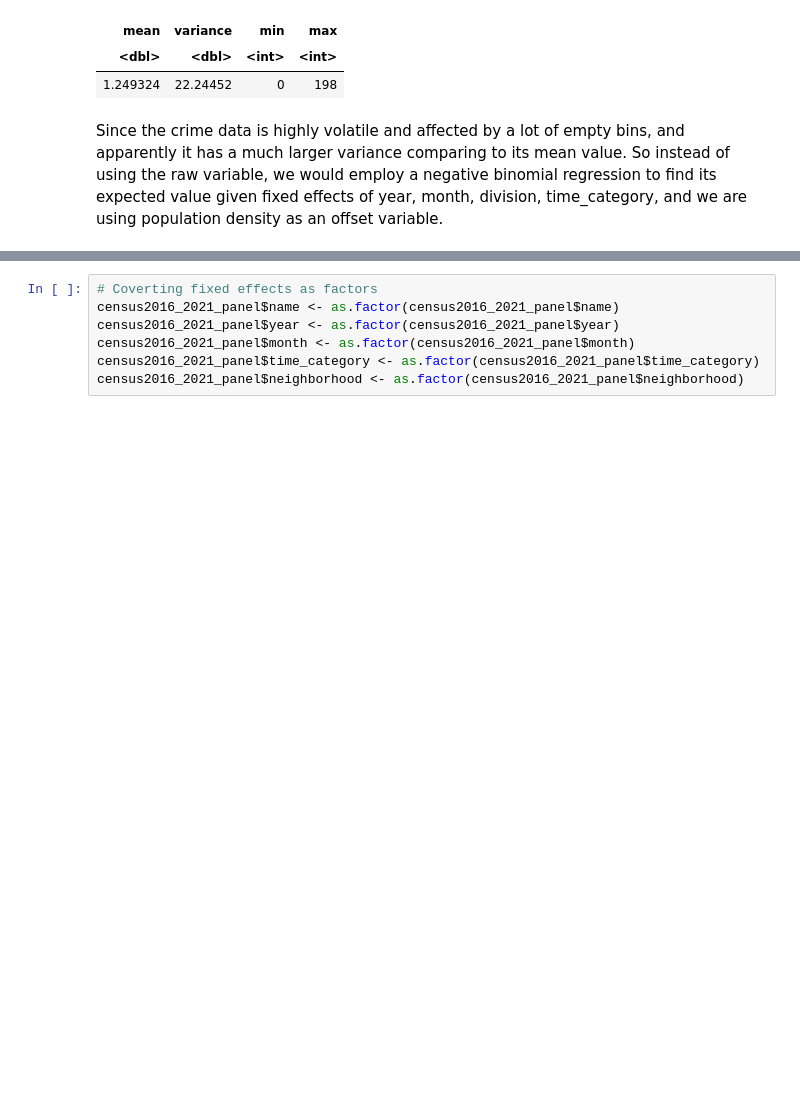
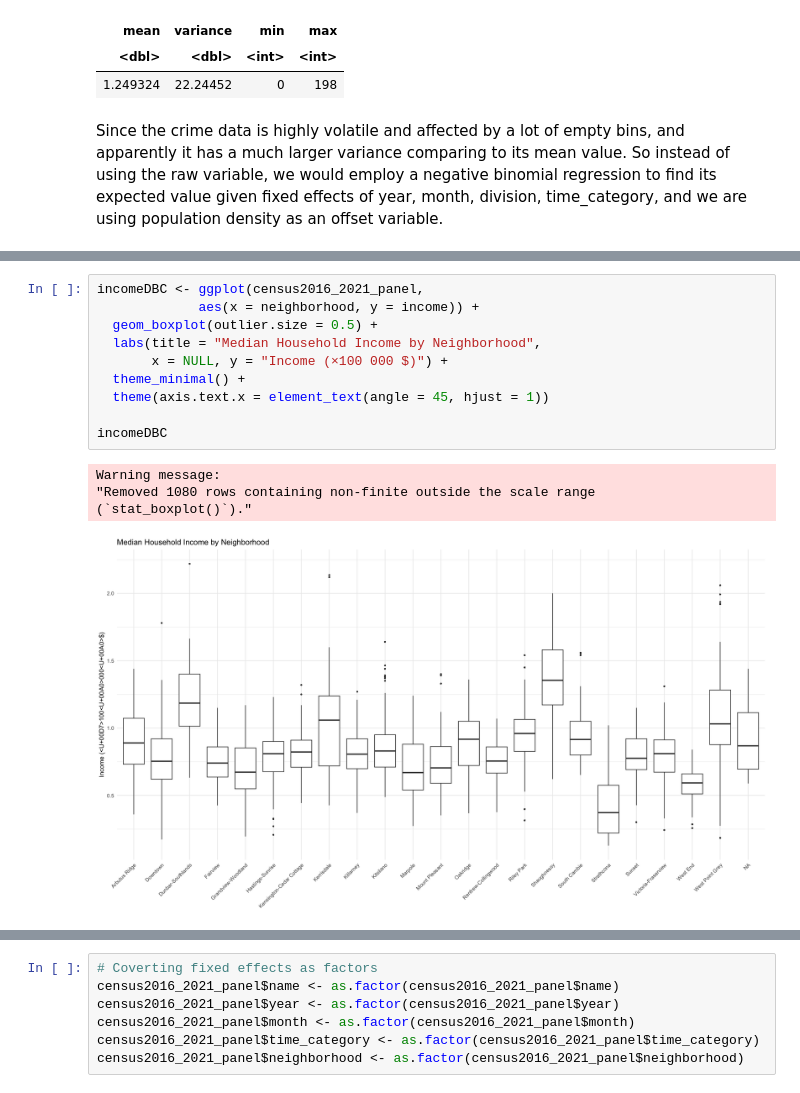
Before and after one commit to Irene-Berezin/econ_398_project, a Jupyter notebook: project_workbook.ipynb, the cells around one changed output, grey strips where cells are left out. Saved outputs shown, nothing was run; the diff lists cells and outputs as text; blank space fills up the shorter version.

```diff
--- a/project_workbook.ipynb
+++ b/project_workbook.ipynb
@@ -495,0 +506,15 @@ $ is_downtown          <dbl> 0, 0, 0, 0, 0, 0, 0, 0, 0, 0, 0, 0, 0, 0, 0, 0, 0
+# %%
+incomeDBC <- ggplot(census2016_2021_panel,
+             aes(x = neighborhood, y = income)) +
+  geom_boxplot(outlier.size = 0.5) +
+  labs(title = "Median Household Income by Neighborhood",
+       x = NULL, y = "Income (×100 000 $)") +
+  theme_minimal() +
+  theme(axis.text.x = element_text(angle = 45, hjust = 1))
+
+incomeDBC
+# %% [output]
+Warning message:
+"Removed 1080 rows containing non-finite outside the scale range
+(`stat_boxplot()`)."
+[figure, added]
```
Also changed, not shown: parts of 25 cells of this notebook.
